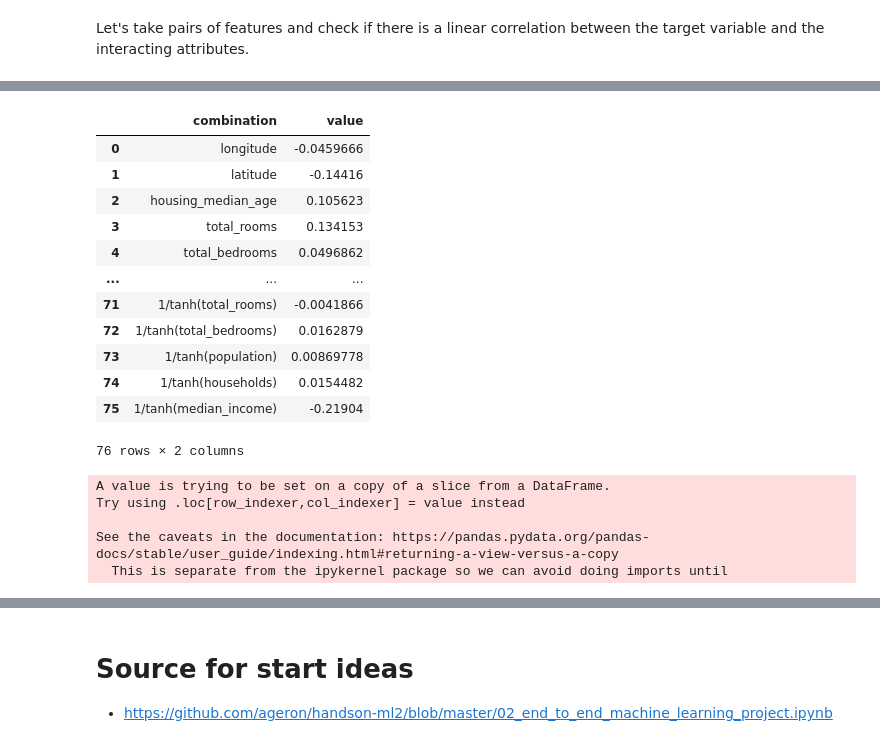
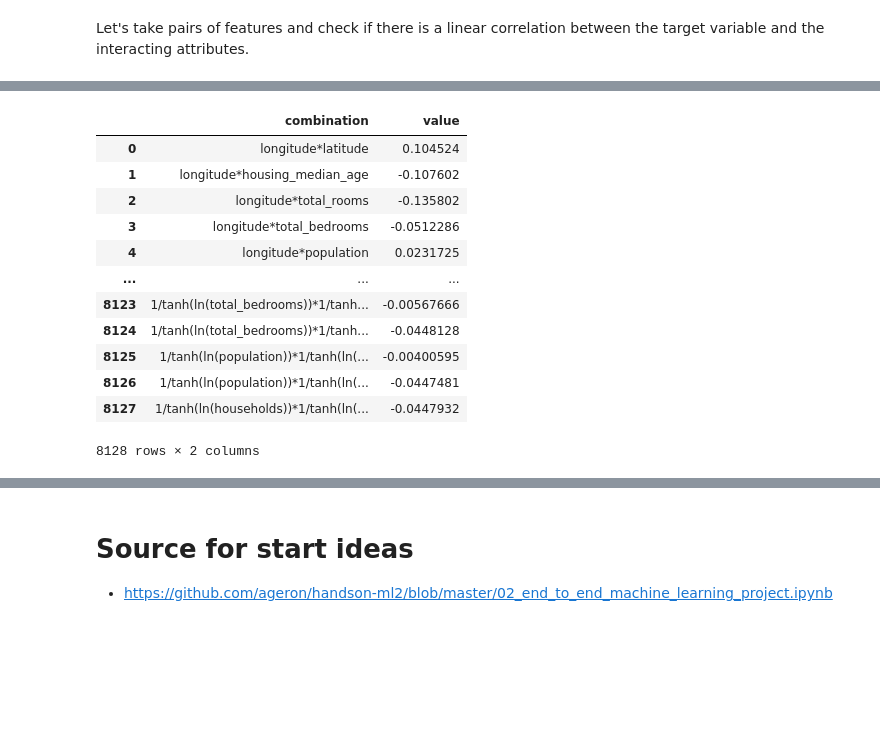
Before and after one commit to matyushkin/competitions, a Jupyter notebook: pipelines/regression/regression.ipynb, the cells around one changed output, grey strips where cells are left out. Cells and saved outputs as stored; diff of their text form; code cells hidden in the pictures; blank space fills up the shorter version.

```diff
--- a/pipelines/regression/regression.ipynb
+++ b/pipelines/regression/regression.ipynb
@@ -226,0 +249,8 @@ df_tr = df[numeric_cols]
+# %%
+df_tr = df[numeric_cols]
+df_tr, df_c = add_pow_transformation(df_tr, df_c, numeric_cols)
+df_tr, df_c = add_log_transformation(df_tr, df_c, numeric_cols)
+df_tr, df_c = add_tanh_transformation(df_tr, df_c, df_tr.columns)
+df_tr, df_c = add_hyperbolic_transformation(df_tr, df_c, df_tr.columns)
+df_c.drop_duplicates(inplace=True)
+df_c
@@ -226,0 +282,3 @@ df_tr = df[numeric_cols]
+# %%
+nan_cols = df_tr.columns[df_tr.isnull().values.all(axis=0)]
+df_tr.drop(nan_cols, axis=1)
@@ -226,0 +299,8 @@ df_tr = df[numeric_cols]
+# %%
+for col in nan_cols:
+    df_c = df_c[df_c.combination != col]
+
+y = ma.masked_invalid(df[target_name])
+df_c['value'] = df_c.combination.apply(lambda x: ma.corrcoef(df_tr[x], y)[0, 1])
+df_c.value = df_c.value.abs()
+df_c.sort_values(by=['value'], ascending=False).head(50)
@@ -227,42 +325,29 @@ df_tr = df[numeric_cols]
 # %%
-y = ma.masked_invalid(df[target_name])
 d = {'combination': [],
      'value': []}
 
 def find_combinations_corrcoef(df_tr, num):
     for combination in itertools.combinations(df_tr.columns, num):
         a = ma.ones(df_tr.shape[0])
         for col in combination:
             a *= ma.masked_invalid(df_tr[col])
         name = "*".join(combination)
         d['combination'].append(name)
         d['value'].append(ma.corrcoef(a, y)[0, 1])
     return pd.DataFrame(d)
 
-find_combinations_corrcoef(df_tr, 1)
+find_combinations_corrcoef(df_tr, 2)
 # %% [output]
 |  | combination | value |
-| 0 | longitude | -0.0459666 |
-| 1 | latitude | -0.14416 |
-| 2 | housing_median_age | 0.105623 |
-| 3 | total_rooms | 0.134153 |
-| 4 | total_bedrooms | 0.0496862 |
+| 0 | longitude*latitude | 0.104524 |
+| 1 | longitude*housing_median_age | -0.107602 |
+| 2 | longitude*total_rooms | -0.135802 |
+| 3 | longitude*total_bedrooms | -0.0512286 |
+| 4 | longitude*population | 0.0231725 |
 | ... | ... | ... |
-| 71 | 1/tanh(total_rooms) | -0.0041866 |
-| 72 | 1/tanh(total_bedrooms) | 0.0162879 |
-| 73 | 1/tanh(population) | 0.00869778 |
-| 74 | 1/tanh(households) | 0.0154482 |
-| 75 | 1/tanh(median_income) | -0.21904 |
+| 8123 | 1/tanh(ln(total_bedrooms))*1/tanh... | -0.00567666 |
+| 8124 | 1/tanh(ln(total_bedrooms))*1/tanh... | -0.0448128 |
+| 8125 | 1/tanh(ln(population))*1/tanh(ln(... | -0.00400595 |
+| 8126 | 1/tanh(ln(population))*1/tanh(ln(... | -0.0447481 |
+| 8127 | 1/tanh(ln(households))*1/tanh(ln(... | -0.0447932 |
-76 rows × 2 columns
+8128 rows × 2 columns
-# %%
-add_power_transformation(df_tr, numeric_cols)
-add_log_transformation(df_tr, numeric_cols)
-add_tanh_transformation(df_tr, numeric_cols)
-add_hyperbolic_transformation(df_tr, df_tr.columns)
-df_tr = df_tr.dropna(axis=1, how='all')
-# %% [output]
-A value is trying to be set on a copy of a slice from a DataFrame.
-Try using .loc[row_indexer,col_indexer] = value instead
-
-See the caveats in the documentation: https://pandas.pydata.org/pandas-docs/stable/user_guide/indexing.html#returning-a-view-versus-a-copy
-  This is separate from the ipykernel package so we can avoid doing imports until
```
Also changed, not shown: parts of 13 cells of this notebook.
